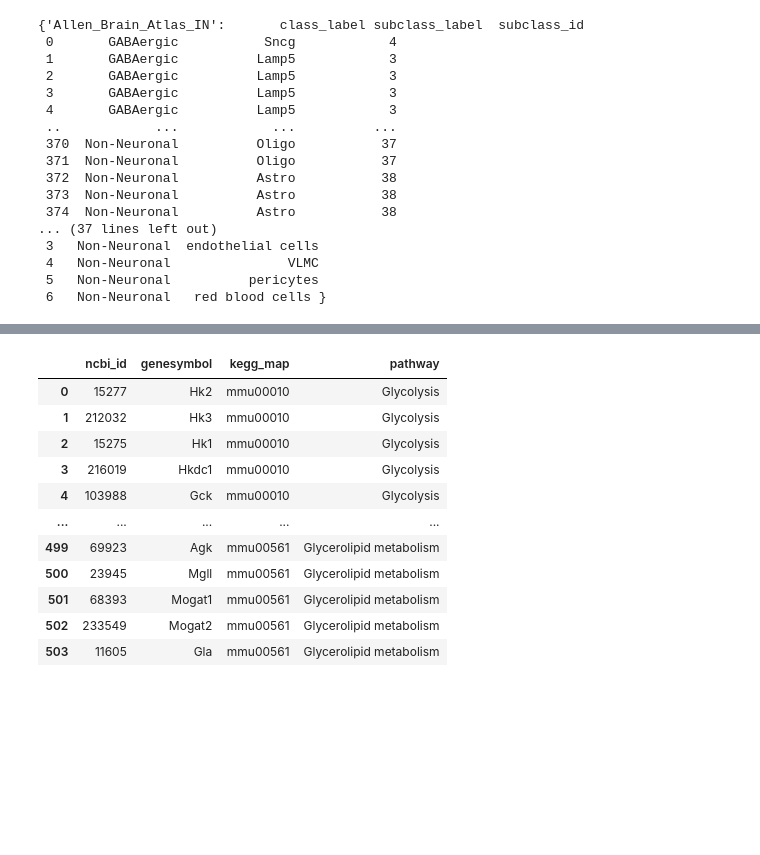
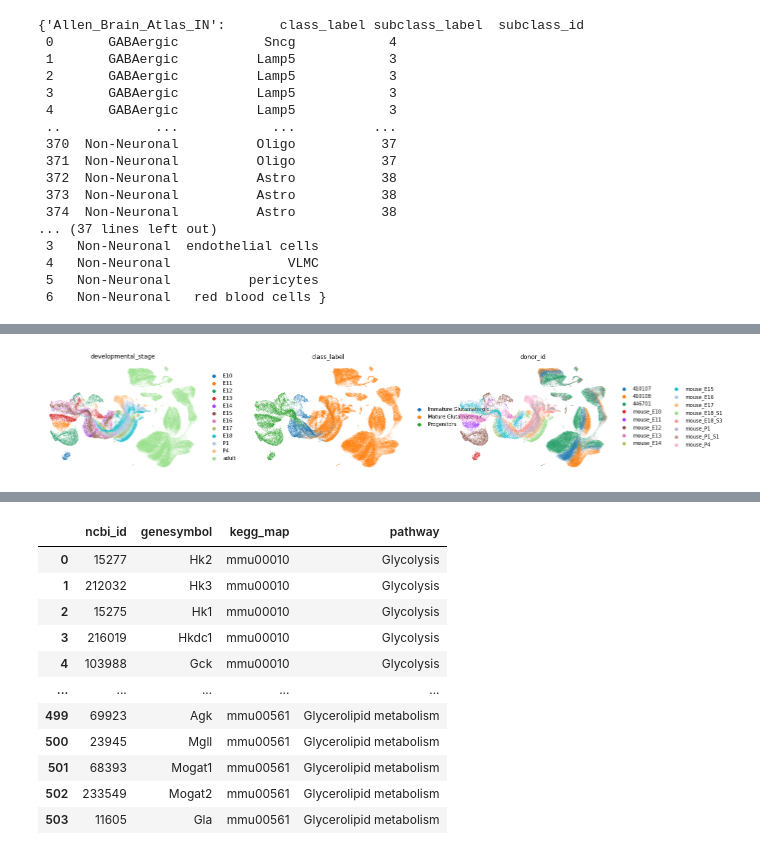
Before and after one commit to menchelab/novarinocollab, a Jupyter notebook: notebooks/timeseries_trajectory_plots.ipynb, the cells around one changed output, grey strips where cells are left out. Saved outputs shown, nothing was run; the diff lists cells and outputs as text; code cells hidden in the pictures; blank space fills up the shorter version.

```diff
--- a/notebooks/timeseries_trajectory_plots.ipynb
+++ b/notebooks/timeseries_trajectory_plots.ipynb
@@ -295,0 +567,34 @@ sc.pp.scale(adata)
+# %%
+tmp = adata.copy()
+tmp.layers['counts'] = tmp.X.copy()
+sc.pp.normalize_total(
+    tmp,
+    target_sum = 1e4
+)
+sc.pp.log1p(tmp)
+sc.pp.scale(tmp)
+sc.pp.highly_variable_genes(
+    tmp,
+    n_top_genes = 4000,
+    layer = "counts",
+    flavor = "seurat_v3",
+)
+sc.pp.pca(
+    tmp,
+    n_comps = 40,
+    svd_solver = 'arpack',
+    use_highly_variable = True,
+)
+sc.pp.neighbors(
+    tmp,
+    use_rep = 'X_pca'
+)
+sc.tl.umap(tmp)
+sc.pl.umap(
+    tmp,
+    color = ['developmental_stage', 'class_label', 'donor_id'],
+    frameon = False,
+    size = 1
+)
+# %% [output]
+[figure, added]
```
Also changed, not shown: parts of 16 cells of this notebook.
